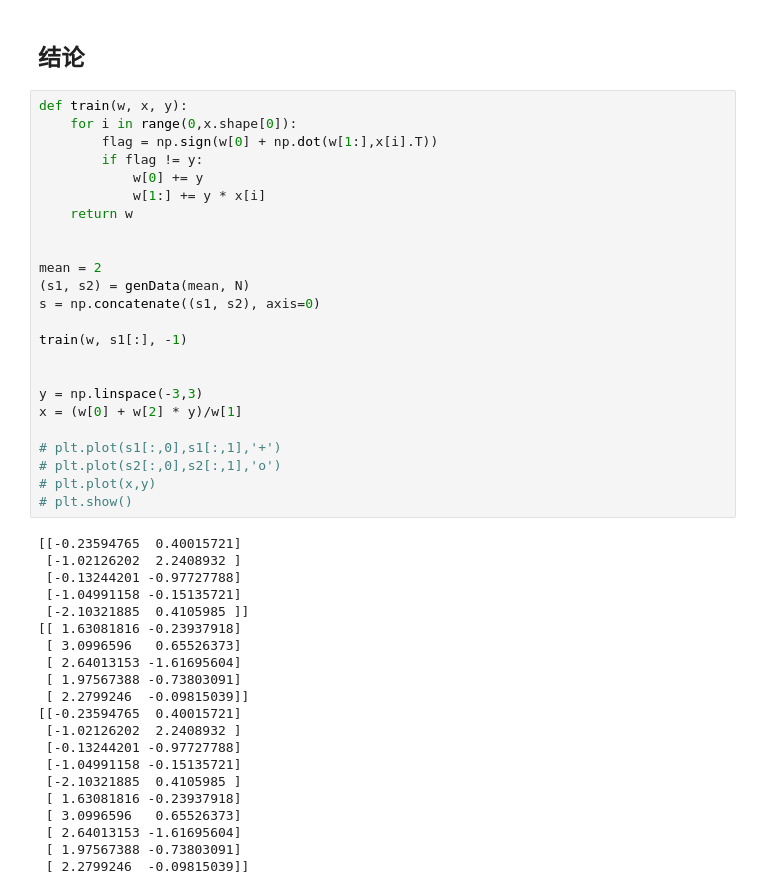
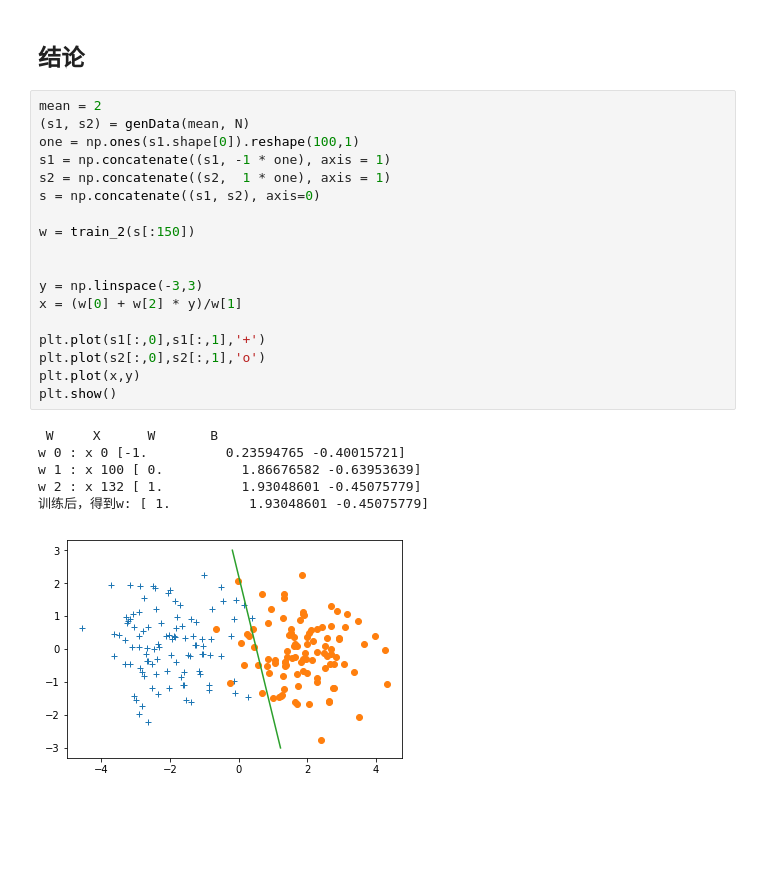
Before and after one commit to TobyYoung0412/PatternRecognition_Homework, a Jupyter notebook: PLA(感知器算法).ipynb, the cells around one changed output. Saved outputs shown, nothing was run; the diff lists cells and outputs as text; blank space fills up the shorter version.

```diff
--- a/PLA(感知器算法).ipynb
+++ b/PLA(感知器算法).ipynb
@@ -92,47 +124,27 @@ plt.show()
 # %% [markdown]
 ## 结论
 # %%
-def train(w, x, y):
-    for i in range(0,x.shape[0]):
-        flag = np.sign(w[0] + np.dot(w[1:],x[i].T))
-        if flag != y:
-            w[0] += y
-            w[1:] += y * x[i]
-    return w
-
-
 mean = 2
 (s1, s2) = genData(mean, N)
+one = np.ones(s1.shape[0]).reshape(100,1)
+s1 = np.concatenate((s1, -1 * one), axis = 1)
+s2 = np.concatenate((s2,  1 * one), axis = 1)
 s = np.concatenate((s1, s2), axis=0)
 
-train(w, s1[:], -1)
+w = train_2(s[:150])
 
 
 y = np.linspace(-3,3)
 x = (w[0] + w[2] * y)/w[1]
 
-# plt.plot(s1[:,0],s1[:,1],'+')
-# plt.plot(s2[:,0],s2[:,1],'o')
-# plt.plot(x,y)
-# plt.show()
+plt.plot(s1[:,0],s1[:,1],'+')
+plt.plot(s2[:,0],s2[:,1],'o')
+plt.plot(x,y)
+plt.show()
 # %% [output]
-[[-0.23594765  0.40015721]
- [-1.02126202  2.2408932 ]
- [-0.13244201 -0.97727788]
- [-1.04991158 -0.15135721]
- [-2.10321885  0.4105985 ]]
-[[ 1.63081816 -0.23937918]
- [ 3.0996596   0.65526373]
- [ 2.64013153 -1.61695604]
- [ 1.97567388 -0.73803091]
- [ 2.2799246  -0.09815039]]
-[[-0.23594765  0.40015721]
- [-1.02126202  2.2408932 ]
- [-0.13244201 -0.97727788]
- [-1.04991158 -0.15135721]
- [-2.10321885  0.4105985 ]
- [ 1.63081816 -0.23937918]
- [ 3.0996596   0.65526373]
- [ 2.64013153 -1.61695604]
- [ 1.97567388 -0.73803091]
- [ 2.2799246  -0.09815039]]
+ W     X      W       B
+w 0 : x 0 [-1.          0.23594765 -0.40015721]
+w 1 : x 100 [ 0.          1.86676582 -0.63953639]
+w 2 : x 132 [ 1.          1.93048601 -0.45075779]
+训练后，得到w: [ 1.          1.93048601 -0.45075779]
+[figure, added]
```
Also changed, not shown: parts of 5 cells of this notebook, 1 other file.
